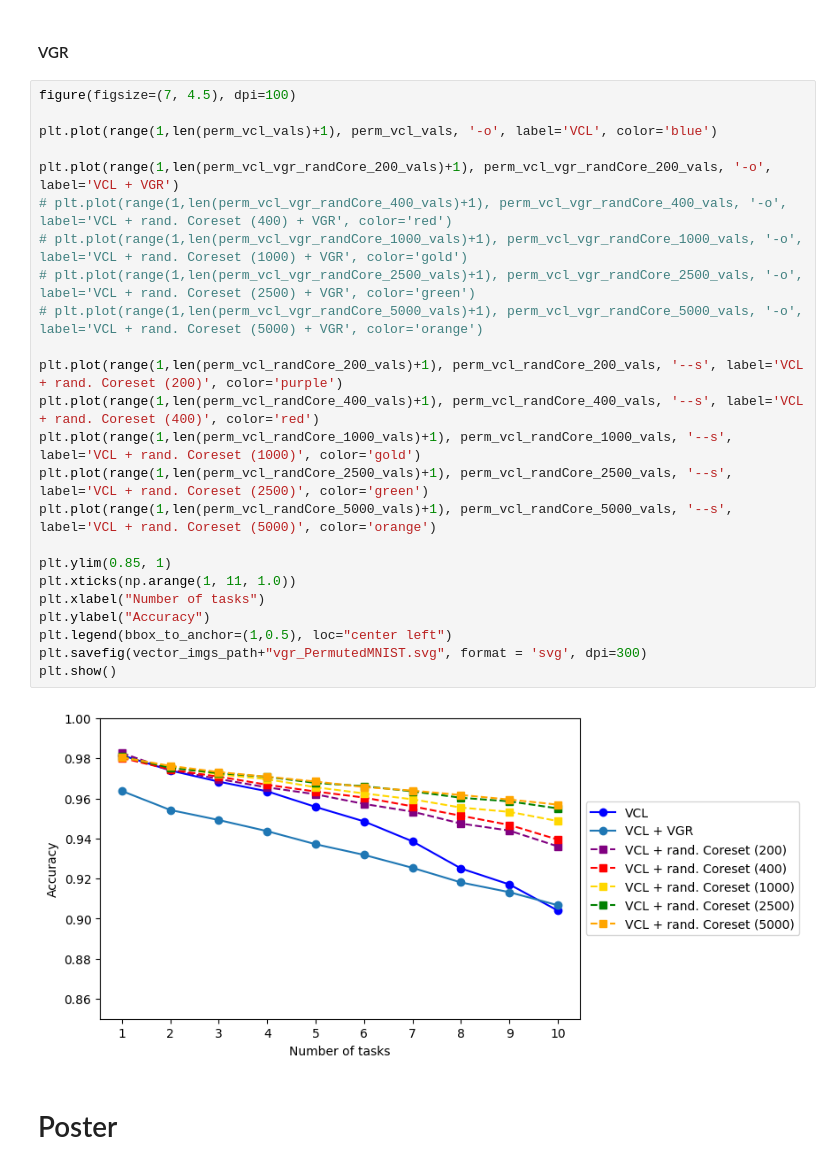
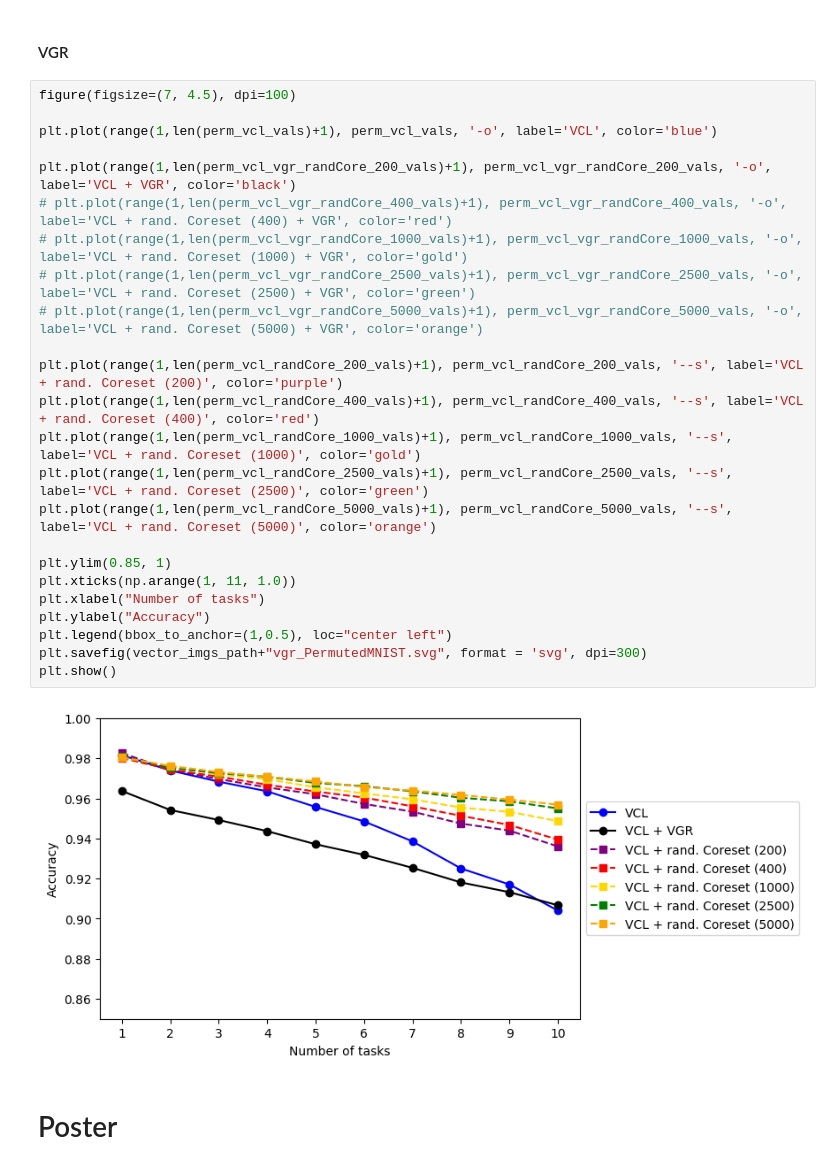
Before and after one commit to goldfarbDave/vcl, a Jupyter notebook: pytorch/plotting.ipynb, the cells around one changed output. Saved outputs shown, nothing was run; the diff lists cells and outputs as text.

```diff
--- a/pytorch/plotting.ipynb
+++ b/pytorch/plotting.ipynb
@@ -288,29 +286,29 @@ plt.show()
 # %%
 figure(figsize=(7, 4.5), dpi=100)
 
 plt.plot(range(1,len(perm_vcl_vals)+1), perm_vcl_vals, '-o', label='VCL', color='blue')
 
-plt.plot(range(1,len(perm_vcl_vgr_randCore_200_vals)+1), perm_vcl_vgr_randCore_200_vals, '-o', label='VCL + VGR')
+plt.plot(range(1,len(perm_vcl_vgr_randCore_200_vals)+1), perm_vcl_vgr_randCore_200_vals, '-o', label='VCL + VGR', color='black')
 # plt.plot(range(1,len(perm_vcl_vgr_randCore_400_vals)+1), perm_vcl_vgr_randCore_400_vals, '-o', label='VCL + rand. Coreset (400) + VGR', color='red')
 # plt.plot(range(1,len(perm_vcl_vgr_randCore_1000_vals)+1), perm_vcl_vgr_randCore_1000_vals, '-o', label='VCL + rand. Coreset (1000) + VGR', color='gold')
 # plt.plot(range(1,len(perm_vcl_vgr_randCore_2500_vals)+1), perm_vcl_vgr_randCore_2500_vals, '-o', label='VCL + rand. Coreset (2500) + VGR', color='green')
 # plt.plot(range(1,len(perm_vcl_vgr_randCore_5000_vals)+1), perm_vcl_vgr_randCore_5000_vals, '-o', label='VCL + rand. Coreset (5000) + VGR', color='orange')
 
 plt.plot(range(1,len(perm_vcl_randCore_200_vals)+1), perm_vcl_randCore_200_vals, '--s', label='VCL + rand. Coreset (200)', color='purple')
 plt.plot(range(1,len(perm_vcl_randCore_400_vals)+1), perm_vcl_randCore_400_vals, '--s', label='VCL + rand. Coreset (400)', color='red')
 plt.plot(range(1,len(perm_vcl_randCore_1000_vals)+1), perm_vcl_randCore_1000_vals, '--s', label='VCL + rand. Coreset (1000)', color='gold')
 plt.plot(range(1,len(perm_vcl_randCore_2500_vals)+1), perm_vcl_randCore_2500_vals, '--s', label='VCL + rand. Coreset (2500)', color='green')
 plt.plot(range(1,len(perm_vcl_randCore_5000_vals)+1), perm_vcl_randCore_5000_vals, '--s', label='VCL + rand. Coreset (5000)', color='orange')
 
 plt.ylim(0.85, 1)
 plt.xticks(np.arange(1, 11, 1.0))
 plt.xlabel("Number of tasks")
 plt.ylabel("Accuracy")
 plt.legend(bbox_to_anchor=(1,0.5), loc="center left")
 plt.savefig(vector_imgs_path+"vgr_PermutedMNIST.svg", format = 'svg', dpi=300)
 plt.show()
 # %% [output]
-[figure, old version]
+[figure, new version]
 # %% [markdown]
 # Poster
 # %%
```
Also changed, not shown: parts of 3 cells of this notebook, 13 other files.
